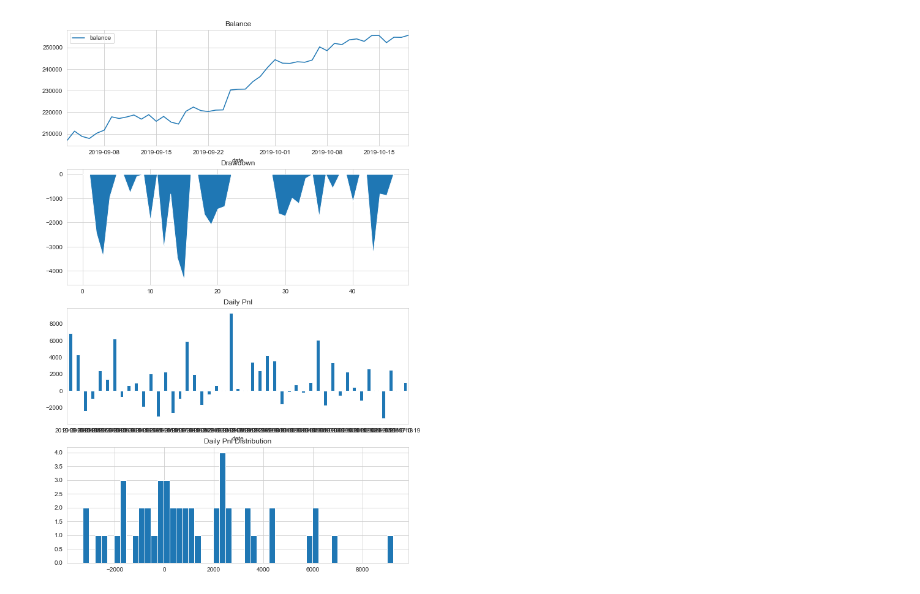
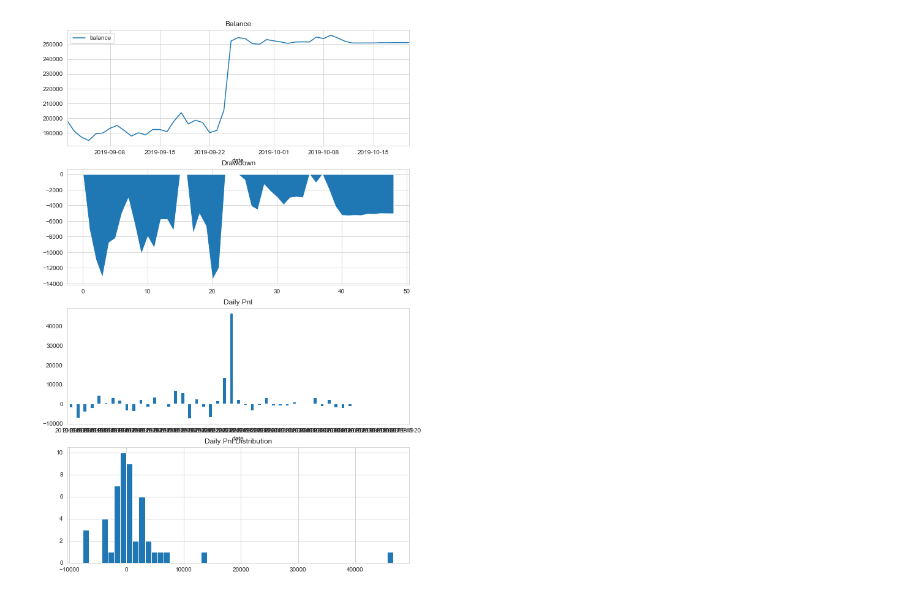
Before and after one commit to holmescn/vnpy, a Jupyter notebook: examples/cta_backtesting/backtesting_opt.ipynb, the cells around one changed output. Saved outputs shown, nothing was run; the diff lists cells and outputs as text; code cells hidden in the pictures.

Commit message:
New ATR-ADX-SMA strategy.

```diff
--- a/examples/cta_backtesting/backtesting_opt.ipynb
+++ b/examples/cta_backtesting/backtesting_opt.ipynb
@@ -7,7 +7,7 @@ from datetime import datetime
 #%%
 engine = BacktestingEngine()
 engine.set_parameters(
-    vt_symbol="BTCUSDT.OKEX",
+    vt_symbol="BCHUSDT.OKEX",
     interval="1m",
     start=datetime(2019, 9, 1),
     end=datetime(2019, 10, 20),
@@ -18,13 +18,14 @@ engine.set_parameters(
     capital=200_000,
 )
 
-AdxAtrStrategy.adx_length = 5
-AdxAtrStrategy.sma_length = 28
-AdxAtrStrategy.atr_length = 6
-AdxAtrStrategy.atr_ma_length = 27
-AdxAtrStrategy.trailing_percent = 0.1
+AtrAdxSmaM1Strategy.atr_length = 25
+AtrAdxSmaM1Strategy.atr_ma_length = 20
+AtrAdxSmaM1Strategy.adx_length = 30
+AtrAdxSmaM1Strategy.adx_entry_point = 35
+AtrAdxSmaM1Strategy.sma_length = 15
+AtrAdxSmaM1Strategy.trailing_percent = 9
 
-engine.add_strategy(AdxAtrStrategy, {})
+engine.add_strategy(AtrAdxSmaM1Strategy, {})
 
 #%%
 engine.load_data()
@@ -53,3 +54,3 @@ engine.show_chart()
-[figure, old version]
+[figure, new version]
 # %%
 setting = OptimizationSetting()
```
Also changed, not shown: parts of 3 cells of this notebook, 9 other files.
